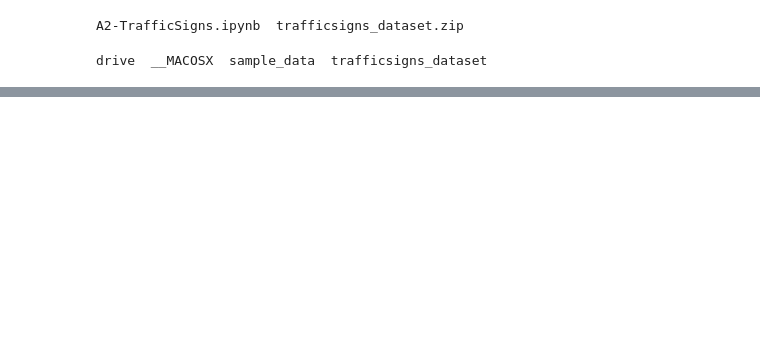
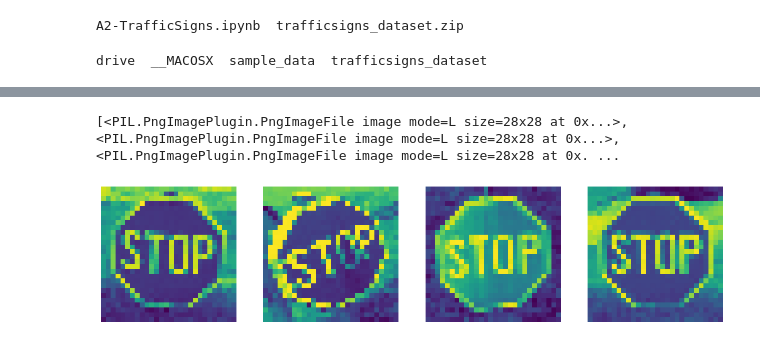
Before and after one commit to Faith927/BelgiumTS-Classification, a Jupyter notebook: A2_TrafficSigns.ipynb, the cells around one changed output, grey strips where cells are left out. Drawn from its saved outputs; the diff is of its cells as text; code cells hidden in the pictures; blank space fills up the shorter version.

```diff
--- a/A2_TrafficSigns.ipynb
+++ b/A2_TrafficSigns.ipynb
@@ -28,0 +166,25 @@ import numpy as np
+# %%
+print(subfolder_variables['hex']['stop'])
+# %% [output]
+[<PIL.PngImagePlugin.PngImageFile image mode=L size=28x28 at 0x...>, <PIL.PngImagePlugin.PngImageFile image mode=L size=28x28 at 0x...>, <PIL.PngImagePlugin.PngImageFile image mode=L size=28x28 at 0x. ...
+# %%
+def random_image(pic_list, sample_size=4):
+    '''Display a random sample of images from pic_list'''
+    fig = plt.gcf()
+    fig.set_size_inches(16, 16)  # fig size
+
+    # Randomly select a subset of images from pic_list
+    sampled_images = random.sample(pic_list, min(sample_size, len(pic_list)))
+
+    # Display the sampled images
+    for i, img in enumerate(sampled_images):
+        sp = plt.subplot(1, sample_size, i + 1)
+        sp.axis('Off')
+        plt.imshow(img)
+
+    plt.show()
+
+# show stop subfolder of hex
+random_image(subfolder_variables['hex']['stop'], sample_size=4)
+# %% [output]
+[figure, added]
```
Also changed, not shown: parts of 10 cells of this notebook.
